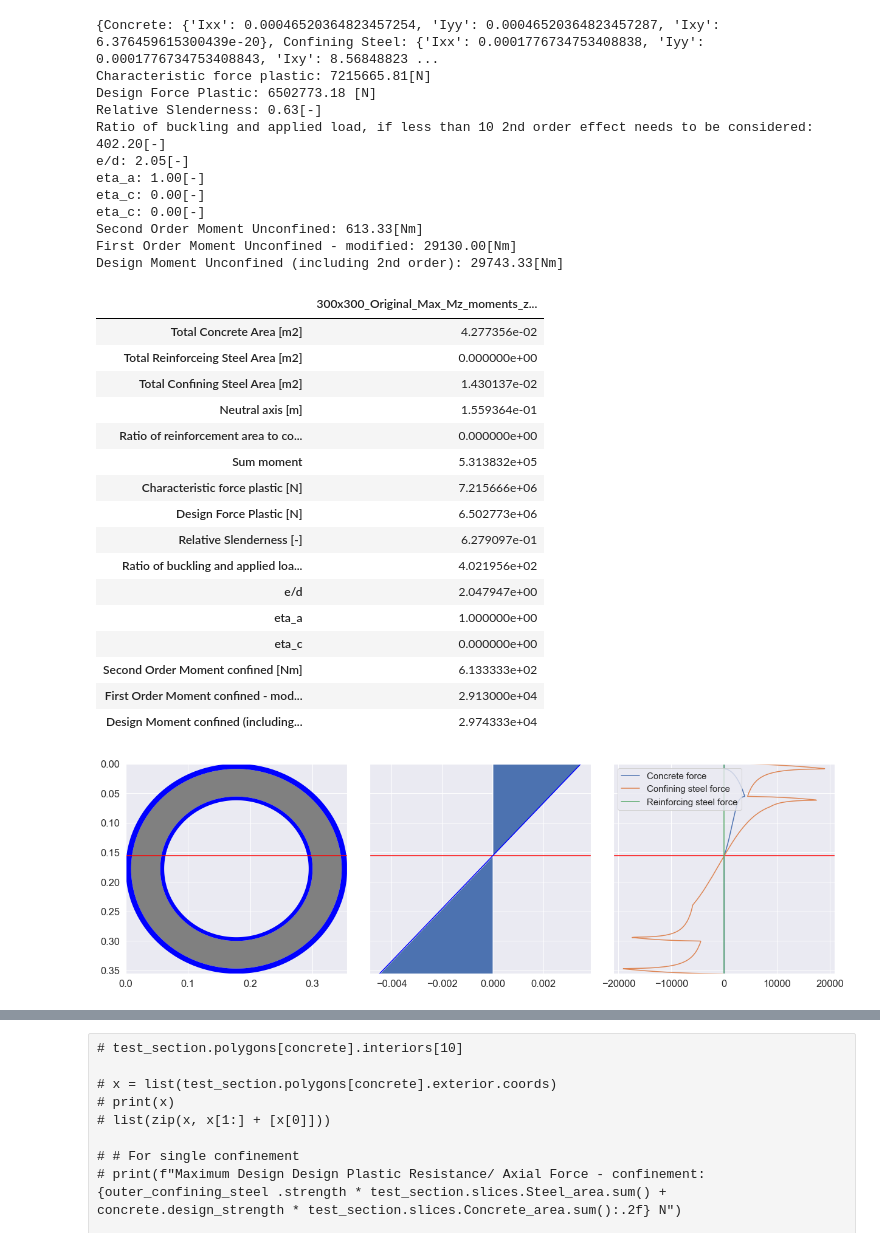
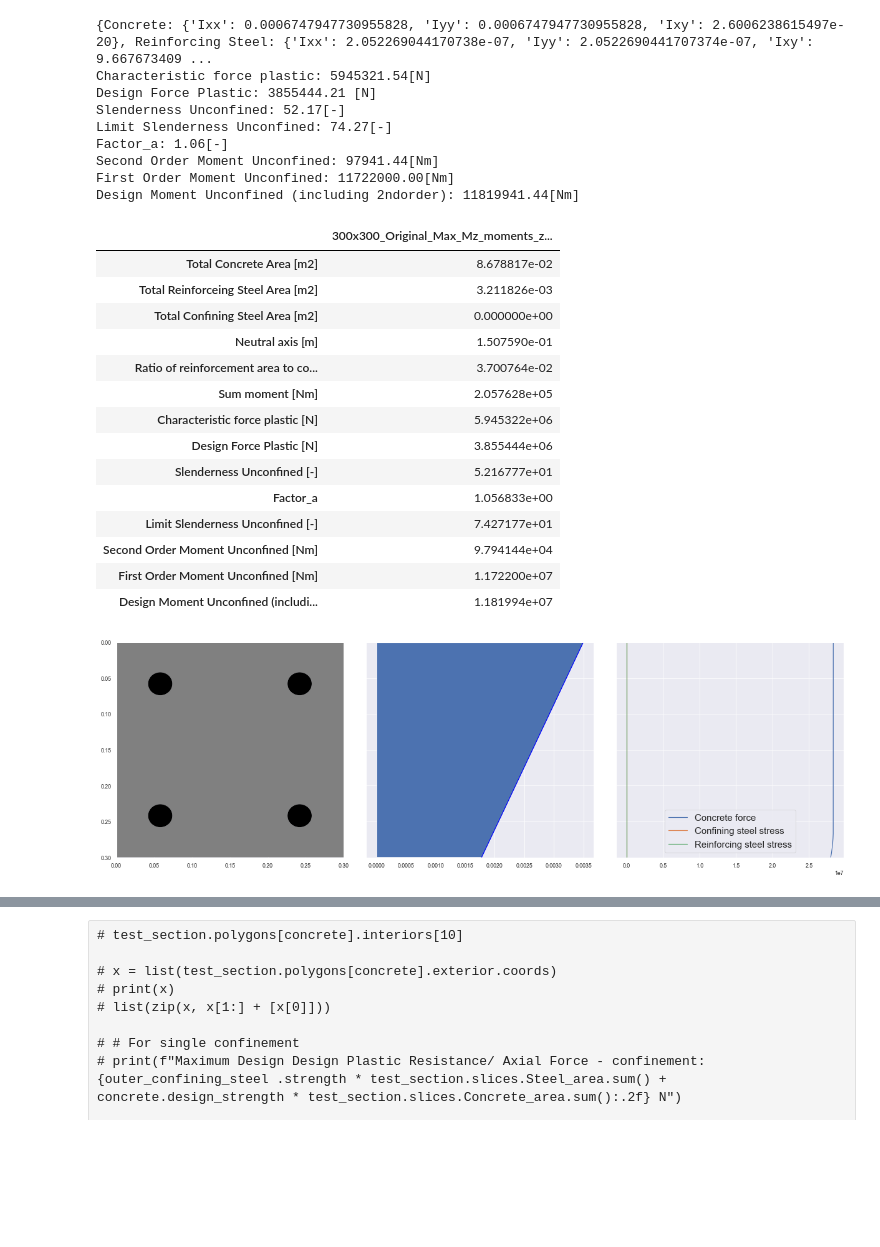
Before and after one commit to AntigoniChatzidaki/Thesis-Section-Analysis, a Jupyter notebook: Section_Analysis.ipynb, the cells around one changed output, grey strips where cells are left out. Drawn from its saved outputs; the diff is of its cells as text; code cells hidden in the pictures; blank space fills up the shorter version.

```diff
--- a/Section_Analysis.ipynb
+++ b/Section_Analysis.ipynb
@@ -13,7 +13,7 @@ from Sections import Rectangular, Section, HollowRectangular, HollowCircular
 frp = Material('FRP', 600e6, 80e9, 'black')
 conf_steel = Steel('Confining Steel', 190e9, 355e6, 'blue')
 reinf_steel = Steel('Reinforcing Steel', 190e9, 500e6, 'black')
-concrete = Concrete('Concrete', 37e9, 50e6, 'gray',None,conf_steel, 0.707878495, 2.5) # TODO
+concrete = Concrete('Concrete', 37e9, 50e6, 'gray',reinf_steel,None, 0.707878495, 2.5) # TODO
 
 # test_section = HollowRectangular(concrete, 0.600, 0.600,0.2,0.2,0.20)
 
@@ -25,12 +25,12 @@ concrete = Concrete('Concrete', 37e9, 50e6, 'gray',None,conf_steel, 0.707878495,
 title = '300x300_Original_Max_Mz_moments_z'
 
 
-test_outer_steel = HollowCircular(conf_steel, 0.3556, 0.0088, 0.1778, 0.1778)
-test_concrete = HollowCircular(concrete, 0.338, 0.04675, 0.1778, 0.1778)
-test_inner_steel = HollowCircular(conf_steel, 0.2445, 0.0063, 0.1778, 0.1778)
+# test_outer_steel = HollowCircular(conf_steel, 0.3556, 0.0088, 0.1778, 0.1778)
+# test_concrete = HollowCircular(concrete, 0.338, 0.04675, 0.1778, 0.1778)
+# test_inner_steel = HollowCircular(conf_steel, 0.2445, 0.0063, 0.1778, 0.1778)
 
-# test_section = Rectangular(concrete, 0.3, 0.3)
-# test_section.add_reinforcements(reinf_steel, 0.032, [(0.058,0.058) , (0.242,0.058) , (0.058,0.242) , (0.242,0.242)])
+test_section = Rectangular(concrete, 0.3, 0.3)
+test_section.add_reinforcements(reinf_steel, 0.032, [(0.058,0.058) , (0.242,0.058) , (0.058,0.242) , (0.242,0.242)])
 
 
 # test_section.add_reinforcements(reinf_steel, 0.032, [(0.075,0.075) , (0.525,0.075) , (0.075,0.525) , (0.525,0.525) , (0.225,0.075) , (0.075,0.225) , (0.525,0.225) , (0.225,0.525) , (0.375,0.075) , (0.075,0.375) , (0.375,0.525) , (0.525,0.375)
@@ -44,7 +44,7 @@ test_inner_steel = HollowCircular(conf_steel, 0.2445, 0.0063, 0.1778, 0.1778)
 
 # test_outer_steel = HollowRectangular(outer_confining_steel, 0.14, 0.26, 0.1274, 0.2474, 0.0063, 0, 0)
 # test_concrete = Rectangular(concrete, 0.1274, 0.2474, 0.0063, 0.0063)
-test_section = test_outer_steel + test_concrete + test_inner_steel
+# test_section = test_outer_steel + test_concrete + test_inner_steel
 # %%
 test_section.generate_slices()
 # test_section.slices.reinf_steel_area.sum()
@@ -96,18 +97,15 @@ else:
 
 #     print(test_section.deflection_e_2)
 # %% [output]
-{Concrete: {'Ixx': 0.00046520364823457254, 'Iyy': 0.00046520364823457287, 'Ixy': 6.376459615300439e-20}, Confining Steel: {'Ixx': 0.0001776734753408838, 'Iyy': 0.0001776734753408843, 'Ixy': 8.56848823 ...
-Characteristic force plastic: 7215665.81[N]
-Design Force Plastic: 6502773.18 [N]
-Relative Slenderness: 0.63[-]
-Ratio of buckling and applied load, if less than 10 2nd order effect needs to be considered: 402.20[-]
-e/d: 2.05[-]
-eta_a: 1.00[-]
-eta_c: 0.00[-]
-eta_c: 0.00[-]
-Second Order Moment Unconfined: 613.33[Nm]
-First Order Moment Unconfined - modified: 29130.00[Nm]
-Design Moment Unconfined (including 2nd order): 29743.33[Nm]
+{Concrete: {'Ixx': 0.0006747947730955828, 'Iyy': 0.0006747947730955828, 'Ixy': 2.6006238615497e-20}, Reinforcing Steel: {'Ixx': 2.052269044170738e-07, 'Iyy': 2.0522690441707374e-07, 'Ixy': 9.667673409 ...
+Characteristic force plastic: 5945321.54[N]
+Design Force Plastic: 3855444.21 [N]
+Slenderness Unconfined: 52.17[-]
+Limit Slenderness Unconfined: 74.27[-]
+Factor_a: 1.06[-]
+Second Order Moment Unconfined: 97941.44[Nm]
+First Order Moment Unconfined: 11722000.00[Nm]
+Design Moment Unconfined (including 2ndorder): 11819941.44[Nm]
 # %%
 # print(f"Sum Moment: {test_section.slices.total_moment.sum():.2f} Nm")
 # print(f"Sum Concrete Area: {test_section.slices.concrete_area.sum():.6f} m^2")
@@ -168,22 +166,20 @@ else:
 table
 # %% [output]
 |  | 300x300_Original_Max_Mz_moments_z... |
-| Total Concrete Area [m2] | 4.277356e-02 |
-| Total Reinforceing Steel Area [m2] | 0.000000e+00 |
-| Total Confining Steel Area [m2] | 1.430137e-02 |
-| Neutral axis [m] | 1.559364e-01 |
-| Ratio of reinforcement area to co... | 0.000000e+00 |
-| Sum moment | 5.313832e+05 |
-| Characteristic force plastic [N] | 7.215666e+06 |
-| Design Force Plastic [N] | 6.502773e+06 |
-| Relative Slenderness [-] | 6.279097e-01 |
-| Ratio of buckling and applied loa... | 4.021956e+02 |
-| e/d | 2.047947e+00 |
-| eta_a | 1.000000e+00 |
-| eta_c | 0.000000e+00 |
-| Second Order Moment confined [Nm] | 6.133333e+02 |
-| First Order Moment confined - mod... | 2.913000e+04 |
-| Design Moment confined (including... | 2.974333e+04 |
+| Total Concrete Area [m2] | 8.678817e-02 |
+| Total Reinforceing Steel Area [m2] | 3.211826e-03 |
+| Total Confining Steel Area [m2] | 0.000000e+00 |
+| Neutral axis [m] | 1.507590e-01 |
+| Ratio of reinforcement area to co... | 3.700764e-02 |
+| Sum moment [Nm] | 2.057628e+05 |
+| Characteristic force plastic [N] | 5.945322e+06 |
+| Design Force Plastic [N] | 3.855444e+06 |
+| Slenderness Unconfined [-] | 5.216777e+01 |
+| Factor_a | 1.056833e+00 |
+| Limit Slenderness Unconfined [-] | 7.427177e+01 |
+| Second Order Moment Unconfined [Nm] | 9.794144e+04 |
+| First Order Moment Unconfined [Nm] | 1.172200e+07 |
+| Design Moment Unconfined (includi... | 1.181994e+07 |
 # %%
 
 # left  = 0.125  # the left side of the subplots of the figure
@@ -194,7 +190,7 @@ table
 # hspace = 0.2   # the amount of height reserved for white space between subplots
 
 fig, axs = plt.subplots(1, 3, sharey=True, squeeze=True, figsize=(18, 6))
-# sns.set_context("paper", rc={"font.size":8,"axes.titlesize":8,"axes.labelsize":5})
+sns.set_context("paper", rc={"font.size":8,"axes.titlesize":8,"axes.labelsize":5})
 
 
 
@@ -223,49 +219,49 @@ axs[1].fill_betweenx(
 
 
 axs[2].plot(
-    slices.concrete_force,
+    slices.concrete_stress,
     slices.mid_height,
     label = "Concrete force"
 )
 
 axs[2].plot(
-    slices.conf_steel_force,
+    slices.conf_steel_area,
     slices.mid_height,
-    label = "Confining steel force"
+    label = "Confining steel stress"
 )
 
 axs[2].plot(
-    slices.reinf_steel_force,
+    slices.reinf_steel_area,
     slices.mid_height,
-    label = "Reinforcing steel force"
+    label = "Reinforcing steel stress"
 )
 axs[2].legend(fontsize=15)
 
 
 
 
 # axs[3].plot(
 #     slices.total_moment,
 #     slices.mid_height,
 #     label = "Total Moment"
 
 # )
 # axs[3].legend()
 
 # set the spacing between subplots
 plt.subplots_adjust(left=0.1,
                     bottom=0.1,
                     right=1,
                     top=0.9,
                     wspace=0.1,
                     hspace=0.3)
 # [ax.set_aspect('equal') for ax in axs.ravel()]
 
 # sns.set(font_scale = 1)
 
 plt.savefig(title+"_section.svg", format="svg")
 # %% [output]
-[figure, old version]
+[figure, new version]
 # %%
 test_section.generate_slices()
 design_force = (test_section.slices.concrete_area.sum() * concrete.design_strength + test_section.slices.reinf_steel_area.sum() * reinf_steel.characteristic_strength/1.15 + test_section.slices.conf_steel_area.sum() * conf_steel.characteristic_strength)
```
Also changed, not shown: parts of 4 cells of this notebook, 9 other files.
